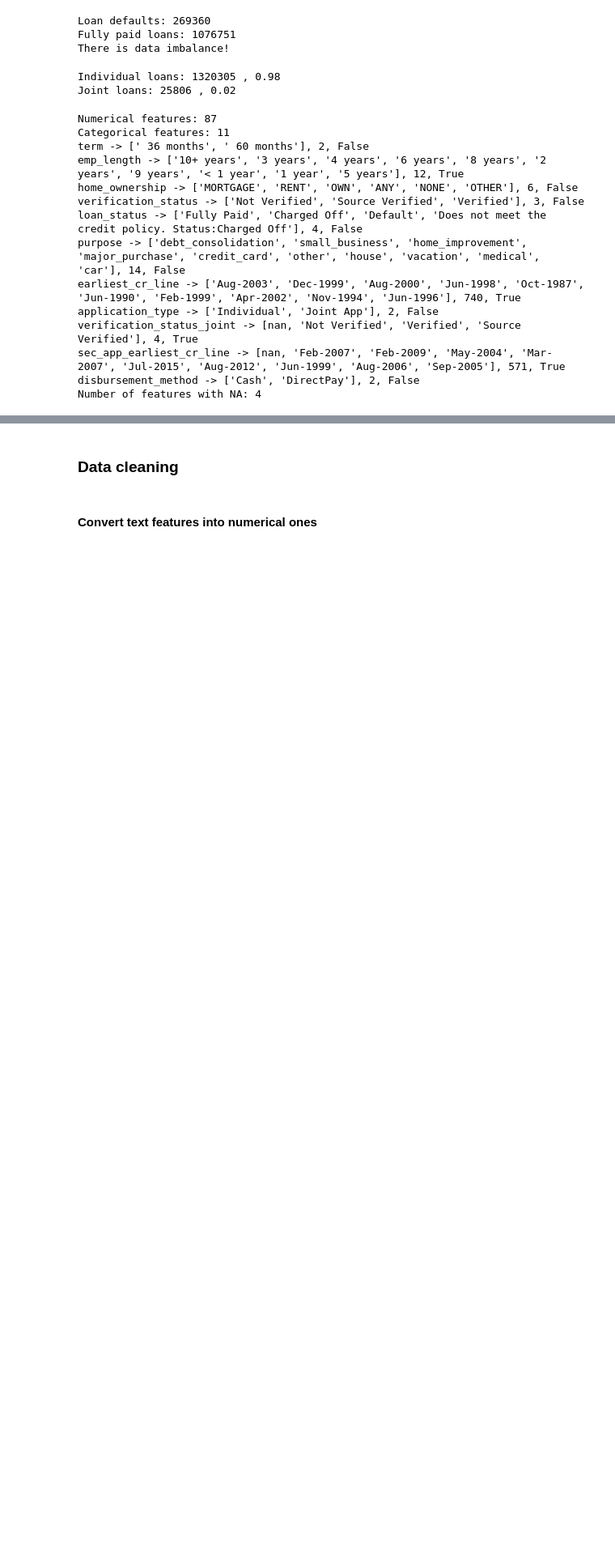
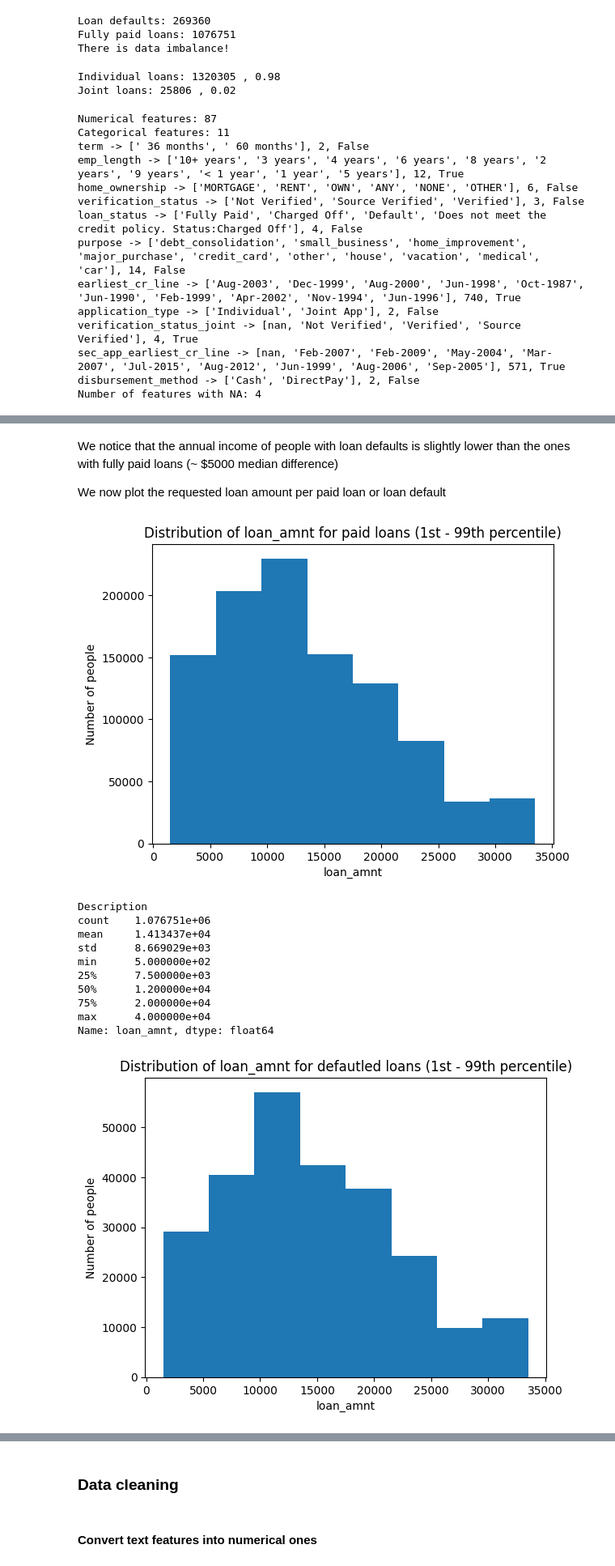
Before and after one commit to cakasa/eth-mas-ai-digital-technology-projects, a Jupyter notebook: loan-default/predicting_loan_default.ipynb, the cells around one changed output, grey strips where cells are left out. Shown: that part at 81% size. Cells and saved outputs as stored; diff of their text form; code cells hidden in the pictures; blank space fills up the shorter version.

```diff
--- a/loan-default/predicting_loan_default.ipynb
+++ b/loan-default/predicting_loan_default.ipynb
@@ -193,0 +235,20 @@ Number of features with NA: 4
+# %% [markdown]
+We notice that the annual income of people with loan defaults is slightly lower than the ones with fully paid loans (~ $5000 median difference)
+
+We now plot the requested loan amount per paid loan or loan default
+# %%
+plot_distribution(paid_loans, 'loan_amnt', 'paid', 4000)
+plot_distribution(default_loans, 'loan_amnt', 'defautled', 4000)
+# %% [output]
+[figure, added]
+Description
+count    1.076751e+06
+mean     1.413437e+04
+std      8.669029e+03
+min      5.000000e+02
+25%      7.500000e+03
+50%      1.200000e+04
+75%      2.000000e+04
+max      4.000000e+04
+Name: loan_amnt, dtype: float64
+[figure, added]
```
Also changed, not shown: parts of 7 cells of this notebook.
